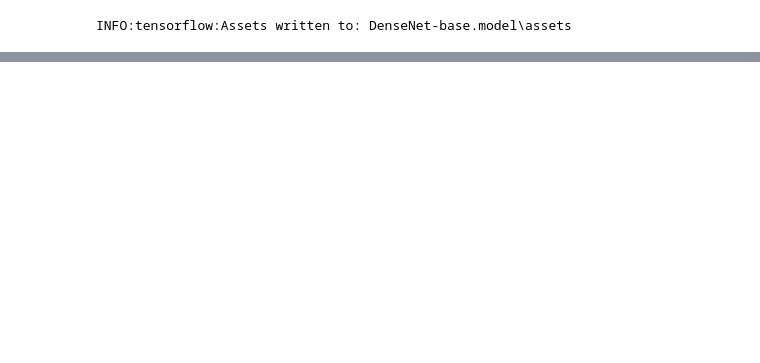
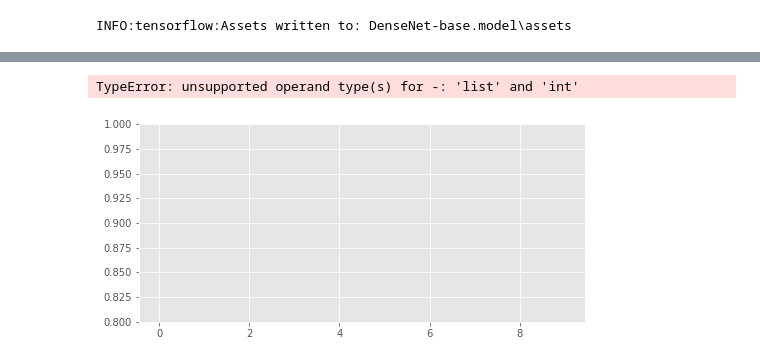
Before and after one commit to elba98/MLDogBreedClassification, a Jupyter notebook: BreedClassifier.ipynb, the cells around one changed output, grey strips where cells are left out. Saved outputs shown, nothing was run; the diff lists cells and outputs as text; code cells hidden in the pictures; blank space fills up the shorter version.

```diff
--- a/BreedClassifier.ipynb
+++ b/BreedClassifier.ipynb
@@ -332,3 +343,27 @@ plt.show()
+# %%
+plt.figure(figsize=(8, 8))
+plt.subplot(2, 1, 1)
+plt.plot(history.history['accuracy'], label='Training Accuracy')
+plt.plot(history.history['val_accuracy'], label='Validation Accuracy')
+plt.ylim([0.8, 1])
+plt.plot([history.epoch-1,history.epoch-1],
+          plt.ylim(), label='Start Fine Tuning')
+plt.legend(loc='lower right')
+plt.title('Training and Validation Accuracy')
+
+plt.subplot(2, 1, 2)
+plt.plot(history.history['loss'], label='Training Loss')
+plt.plot(history.history['val_loss'], label='Validation Loss')
+plt.ylim([0, 1.0])
+plt.plot([history.epoch-1,history.epoch-1],
+         plt.ylim(), label='Start Fine Tuning')
+plt.legend(loc='upper right')
+plt.title('Training and Validation Loss')
+plt.xlabel('epoch')
+plt.show()
+# %% [output]
+TypeError: unsupported operand type(s) for -: 'list' and 'int'
+[figure, added]
 # %%
 from sklearn import metrics
 label_pred = model.predict(x_test)
```
Also changed, not shown: parts of 10 cells of this notebook, 4 other files.
